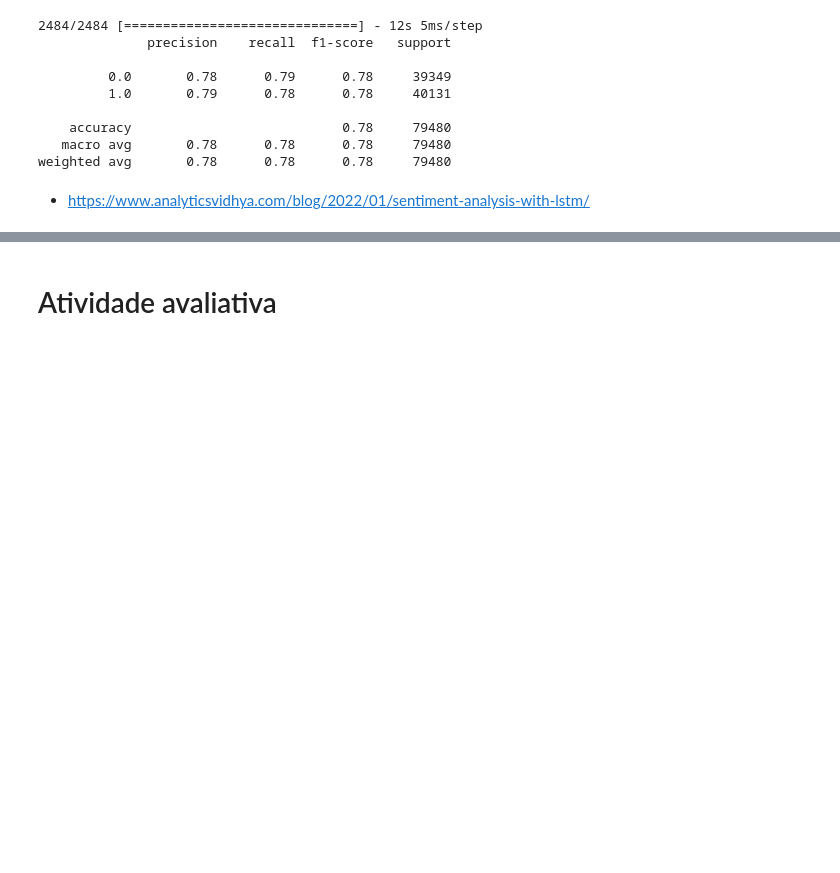
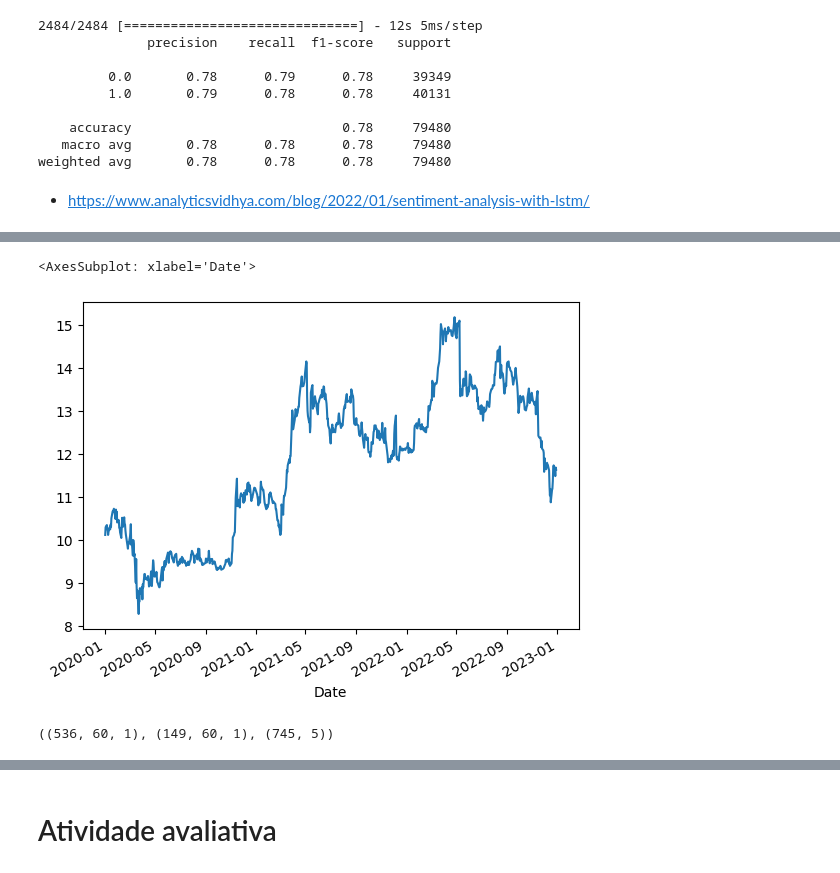
Before and after one commit to leandrocl2005/Curso-basico-de-Python-para-cientistas-de-dados, a Jupyter notebook: aulas/cd_aula_24.ipynb, the cells around one changed output, grey strips where cells are left out. Saved outputs shown, nothing was run; the diff lists cells and outputs as text; code cells hidden in the pictures; blank space fills up the shorter version.

```diff
--- a/aulas/cd_aula_24.ipynb
+++ b/aulas/cd_aula_24.ipynb
@@ -346,0 +467,5 @@ weighted avg       0.78      0.78      0.78     79480
+# %%
+df['Close'].plot()
+# %% [output]
+<AxesSubplot: xlabel='Date'>
+[figure, added]
@@ -346,0 +501,4 @@ weighted avg       0.78      0.78      0.78     79480
+# %%
+x_train.shape, x_test.shape, df.shape
+# %% [output]
+((536, 60, 1), (149, 60, 1), (745, 5))
```
Also changed, not shown: parts of 31 cells of this notebook.
